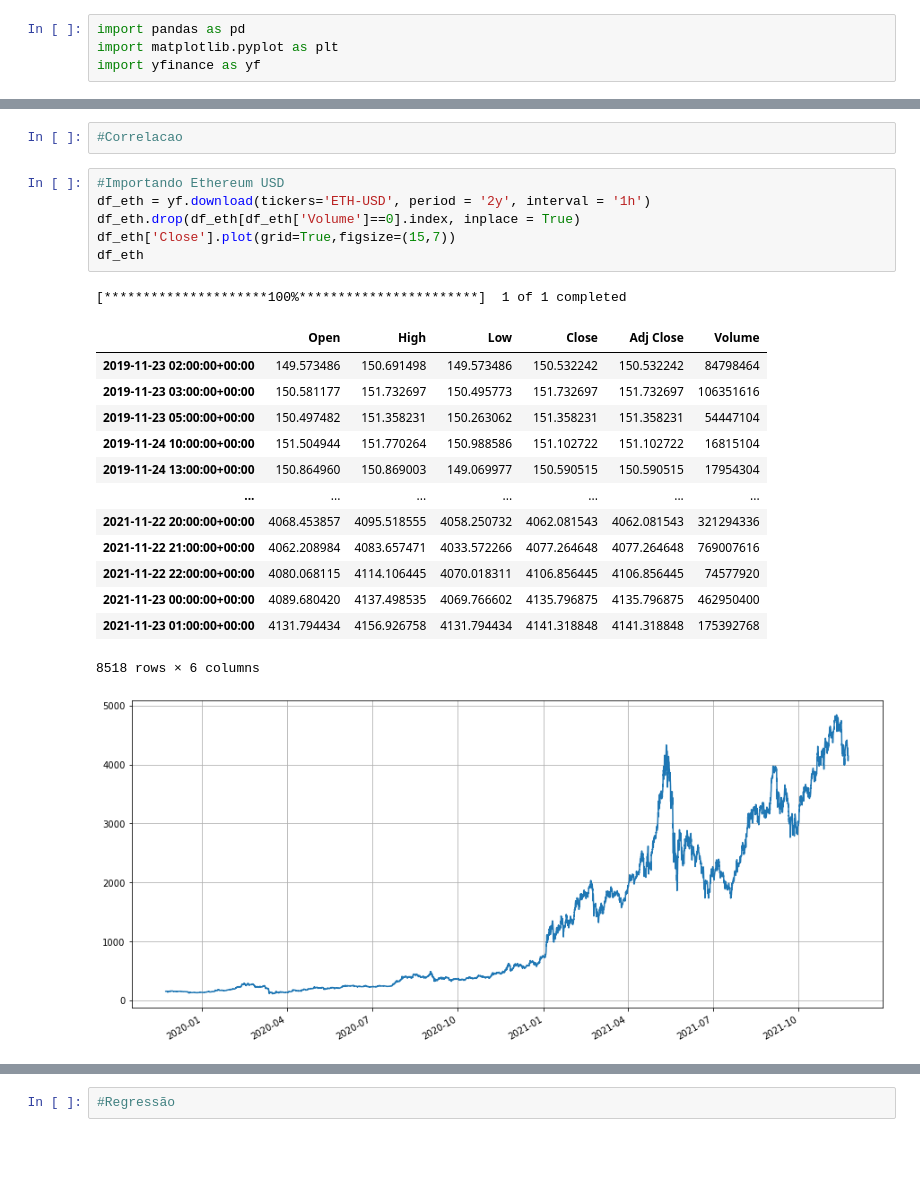
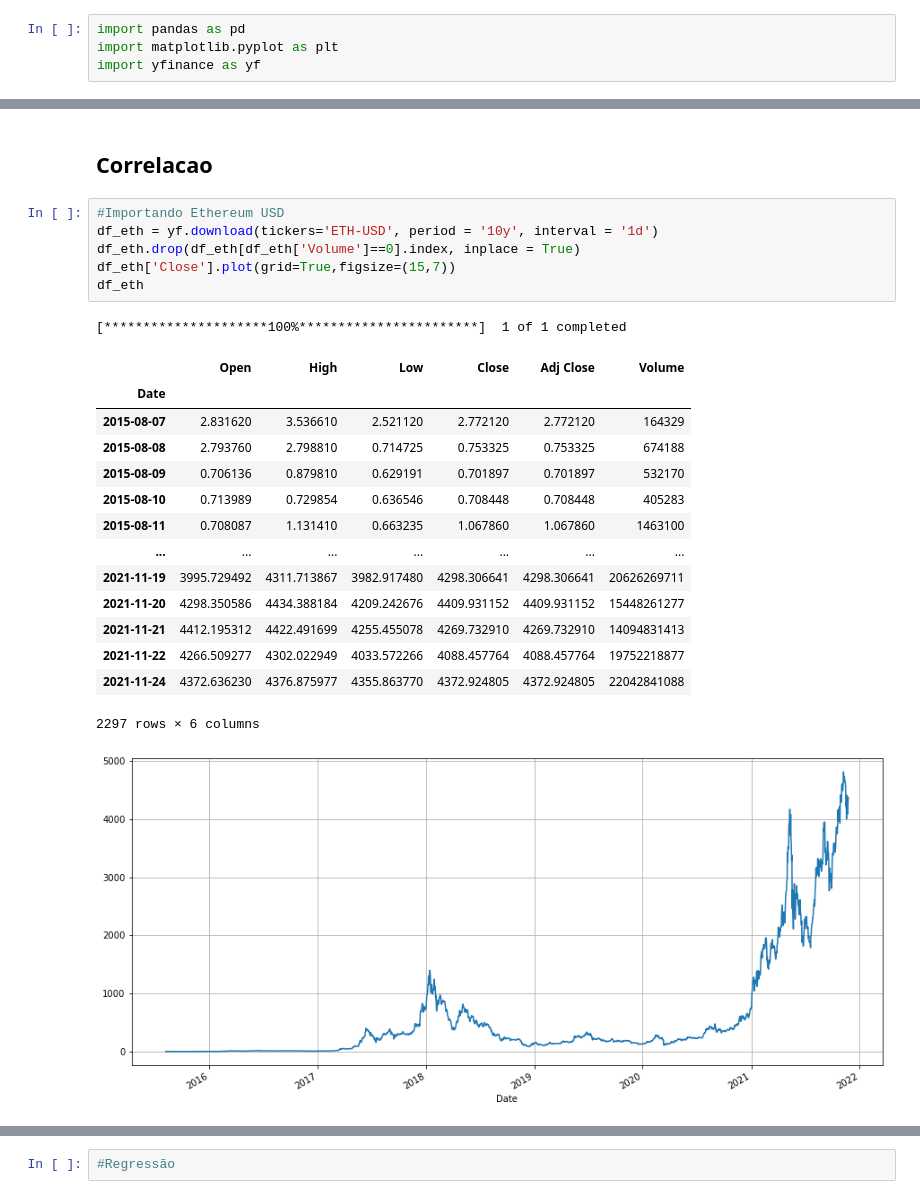
Before and after one commit to luisguicomp/datascience, a Jupyter notebook: time_series/Time Series.ipynb, the cells around one changed output, grey strips where cells are left out. Drawn from its saved outputs; the diff is of its cells as text; blank space fills up the shorter version.

```diff
--- a/time_series/Time Series.ipynb
+++ b/time_series/Time Series.ipynb
@@ -39,27 +41,28 @@ df_20_21.head(5)
-# %%
-#Correlacao
+# %% [markdown]
+## Correlacao
 # %%
 #Importando Ethereum USD
-df_eth = yf.download(tickers='ETH-USD', period = '2y', interval = '1h')
+df_eth = yf.download(tickers='ETH-USD', period = '10y', interval = '1d')
 df_eth.drop(df_eth[df_eth['Volume']==0].index, inplace = True)
 df_eth['Close'].plot(grid=True,figsize=(15,7))
 df_eth
 # %% [output]
 [*********************100%***********************]  1 of 1 completed
 |  | Open | High | Low | Close | Adj Close | Volume |
-| 2019-11-23 02:00:00+00:00 | 149.573486 | 150.691498 | 149.573486 | 150.532242 | 150.532242 | 84798464 |
-| 2019-11-23 03:00:00+00:00 | 150.581177 | 151.732697 | 150.495773 | 151.732697 | 151.732697 | 106351616 |
-| 2019-11-23 05:00:00+00:00 | 150.497482 | 151.358231 | 150.263062 | 151.358231 | 151.358231 | 54447104 |
-| 2019-11-24 10:00:00+00:00 | 151.504944 | 151.770264 | 150.988586 | 151.102722 | 151.102722 | 16815104 |
-| 2019-11-24 13:00:00+00:00 | 150.864960 | 150.869003 | 149.069977 | 150.590515 | 150.590515 | 17954304 |
+| Date |  |  |  |  |  |  |
+| 2015-08-07 | 2.831620 | 3.536610 | 2.521120 | 2.772120 | 2.772120 | 164329 |
+| 2015-08-08 | 2.793760 | 2.798810 | 0.714725 | 0.753325 | 0.753325 | 674188 |
+| 2015-08-09 | 0.706136 | 0.879810 | 0.629191 | 0.701897 | 0.701897 | 532170 |
+| 2015-08-10 | 0.713989 | 0.729854 | 0.636546 | 0.708448 | 0.708448 | 405283 |
+| 2015-08-11 | 0.708087 | 1.131410 | 0.663235 | 1.067860 | 1.067860 | 1463100 |
 | ... | ... | ... | ... | ... | ... | ... |
-| 2021-11-22 20:00:00+00:00 | 4068.453857 | 4095.518555 | 4058.250732 | 4062.081543 | 4062.081543 | 321294336 |
-| 2021-11-22 21:00:00+00:00 | 4062.208984 | 4083.657471 | 4033.572266 | 4077.264648 | 4077.264648 | 769007616 |
-| 2021-11-22 22:00:00+00:00 | 4080.068115 | 4114.106445 | 4070.018311 | 4106.856445 | 4106.856445 | 74577920 |
-| 2021-11-23 00:00:00+00:00 | 4089.680420 | 4137.498535 | 4069.766602 | 4135.796875 | 4135.796875 | 462950400 |
-| 2021-11-23 01:00:00+00:00 | 4131.794434 | 4156.926758 | 4131.794434 | 4141.318848 | 4141.318848 | 175392768 |
+| 2021-11-19 | 3995.729492 | 4311.713867 | 3982.917480 | 4298.306641 | 4298.306641 | 20626269711 |
+| 2021-11-20 | 4298.350586 | 4434.388184 | 4209.242676 | 4409.931152 | 4409.931152 | 15448261277 |
+| 2021-11-21 | 4412.195312 | 4422.491699 | 4255.455078 | 4269.732910 | 4269.732910 | 14094831413 |
+| 2021-11-22 | 4266.509277 | 4302.022949 | 4033.572266 | 4088.457764 | 4088.457764 | 19752218877 |
+| 2021-11-24 | 4372.636230 | 4376.875977 | 4355.863770 | 4372.924805 | 4372.924805 | 22042841088 |
-8518 rows × 6 columns
+2297 rows × 6 columns
-[figure, old version]
+[figure, new version]
 # %%
 # Compute percent change using pct_change()
 close_eth = df_eth['Close'].pct_change()
```
Also changed, not shown: parts of 20 cells of this notebook.
